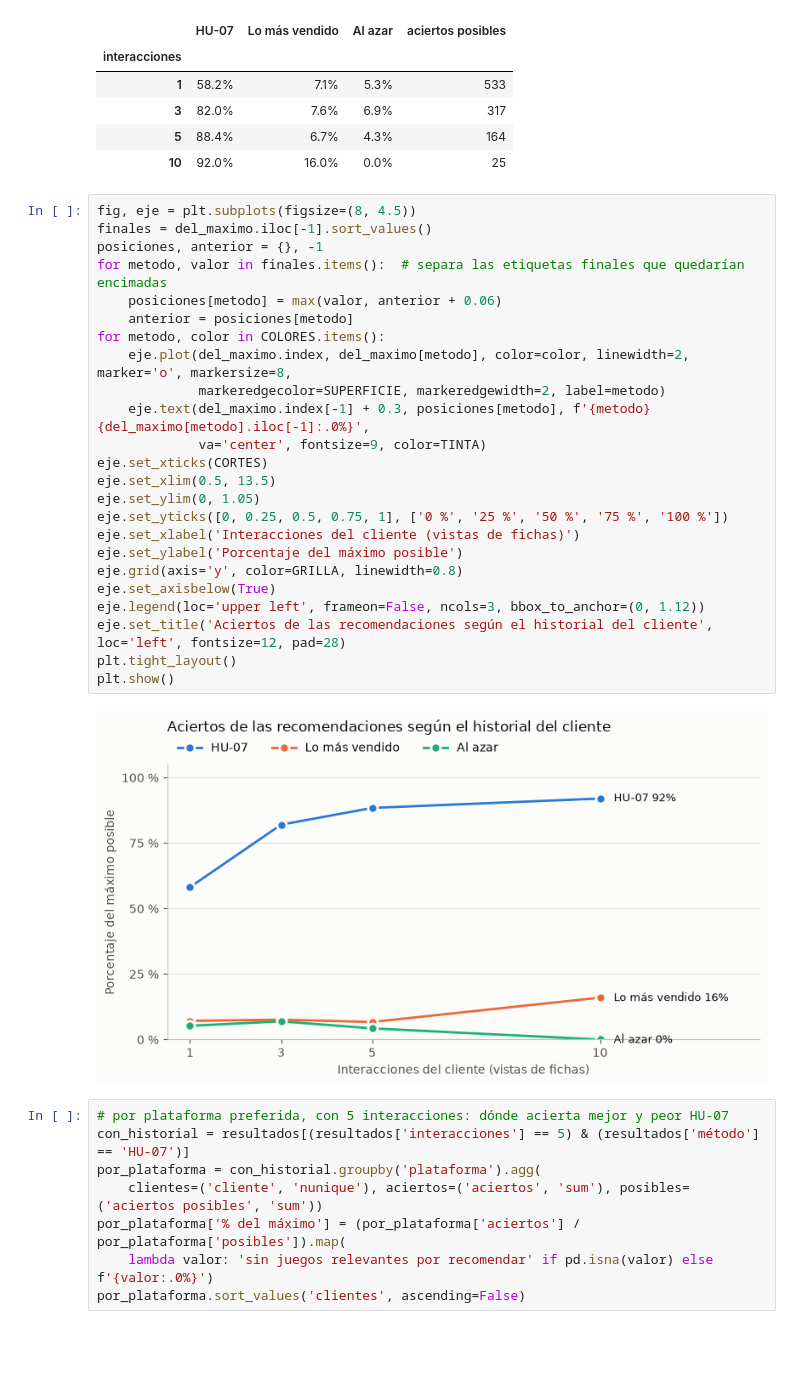
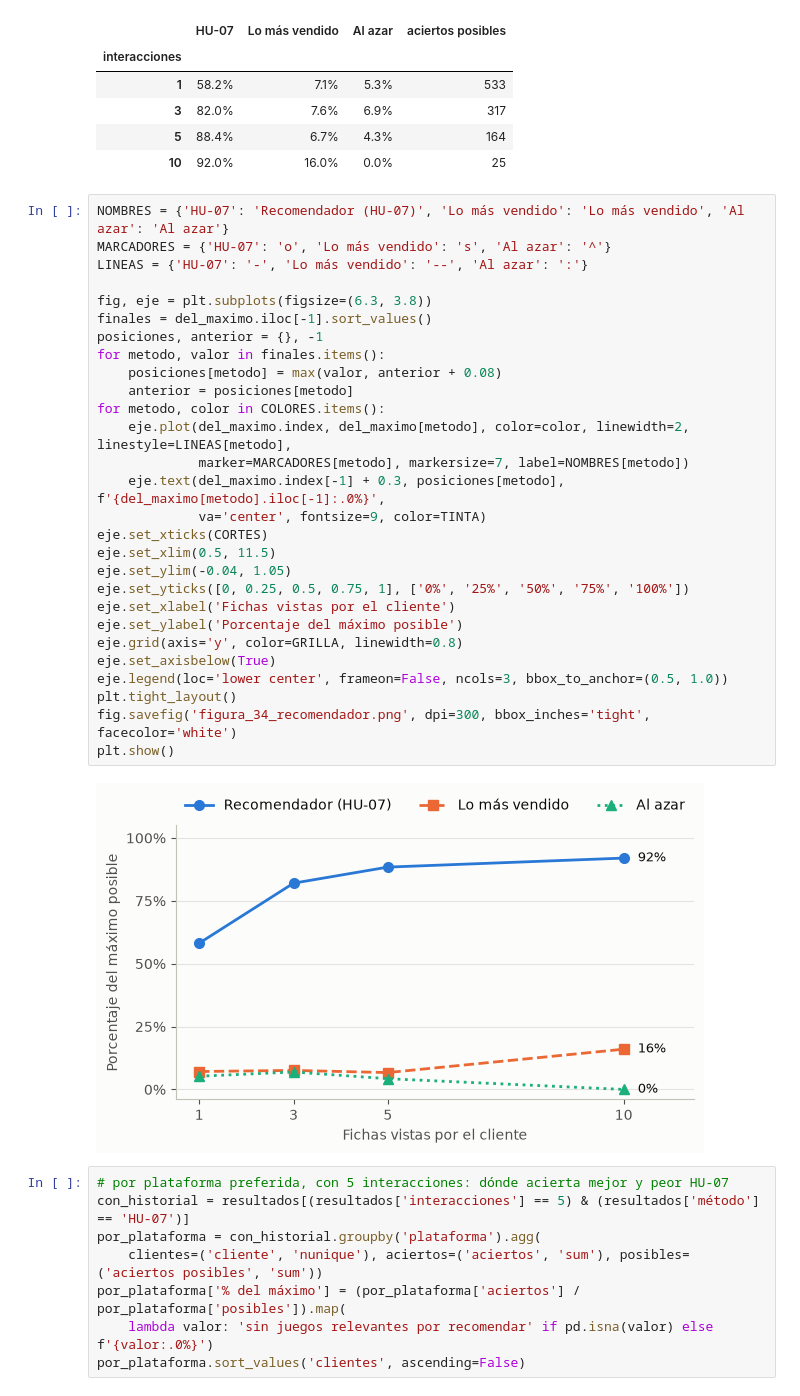
Before and after one commit to diego-ab-dev/Akaispace_Proyecto_de_Titulo, a Jupyter notebook: notebooks/hu07_evaluacion.ipynb, the cells around one changed output. Saved outputs shown, nothing was run; the diff lists cells and outputs as text; blank space fills up the shorter version.

```diff
--- a/notebooks/hu07_evaluacion.ipynb
+++ b/notebooks/hu07_evaluacion.ipynb
@@ -336,31 +336,35 @@ Porcentaje del máximo posible (criterio estricto)
 | 5 | 88.4% | 6.7% | 4.3% | 164 |
 | 10 | 92.0% | 16.0% | 0.0% | 25 |
 # %%
-fig, eje = plt.subplots(figsize=(8, 4.5))
+NOMBRES = {'HU-07': 'Recomendador (HU-07)', 'Lo más vendido': 'Lo más vendido', 'Al azar': 'Al azar'}
+MARCADORES = {'HU-07': 'o', 'Lo más vendido': 's', 'Al azar': '^'}
+LINEAS = {'HU-07': '-', 'Lo más vendido': '--', 'Al azar': ':'}
+
+fig, eje = plt.subplots(figsize=(6.3, 3.8))
 finales = del_maximo.iloc[-1].sort_values()
 posiciones, anterior = {}, -1
-for metodo, valor in finales.items():  # separa las etiquetas finales que quedarían encimadas
-    posiciones[metodo] = max(valor, anterior + 0.06)
+for metodo, valor in finales.items():
+    posiciones[metodo] = max(valor, anterior + 0.08)
     anterior = posiciones[metodo]
 for metodo, color in COLORES.items():
-    eje.plot(del_maximo.index, del_maximo[metodo], color=color, linewidth=2, marker='o', markersize=8,
-             markeredgecolor=SUPERFICIE, markeredgewidth=2, label=metodo)
-    eje.text(del_maximo.index[-1] + 0.3, posiciones[metodo], f'{metodo} {del_maximo[metodo].iloc[-1]:.0%}',
+    eje.plot(del_maximo.index, del_maximo[metodo], color=color, linewidth=2, linestyle=LINEAS[metodo],
+             marker=MARCADORES[metodo], markersize=7, label=NOMBRES[metodo])
+    eje.text(del_maximo.index[-1] + 0.3, posiciones[metodo], f'{del_maximo[metodo].iloc[-1]:.0%}',
              va='center', fontsize=9, color=TINTA)
 eje.set_xticks(CORTES)
-eje.set_xlim(0.5, 13.5)
-eje.set_ylim(0, 1.05)
-eje.set_yticks([0, 0.25, 0.5, 0.75, 1], ['0 %', '25 %', '50 %', '75 %', '100 %'])
-eje.set_xlabel('Interacciones del cliente (vistas de fichas)')
+eje.set_xlim(0.5, 11.5)
+eje.set_ylim(-0.04, 1.05)
+eje.set_yticks([0, 0.25, 0.5, 0.75, 1], ['0%', '25%', '50%', '75%', '100%'])
+eje.set_xlabel('Fichas vistas por el cliente')
 eje.set_ylabel('Porcentaje del máximo posible')
 eje.grid(axis='y', color=GRILLA, linewidth=0.8)
 eje.set_axisbelow(True)
-eje.legend(loc='upper left', frameon=False, ncols=3, bbox_to_anchor=(0, 1.12))
-eje.set_title('Aciertos de las recomendaciones según el historial del cliente', loc='left', fontsize=12, pad=28)
+eje.legend(loc='lower center', frameon=False, ncols=3, bbox_to_anchor=(0.5, 1.0))
 plt.tight_layout()
+fig.savefig('figura_34_recomendador.png', dpi=300, bbox_inches='tight', facecolor='white')
 plt.show()
 # %% [output]
-[figure, old version]
+[figure, new version]
 # %%
 # por plataforma preferida, con 5 interacciones: dónde acierta mejor y peor HU-07
 con_historial = resultados[(resultados['interacciones'] == 5) & (resultados['método'] == 'HU-07')]
```
Also changed, not shown: 1 other file.
